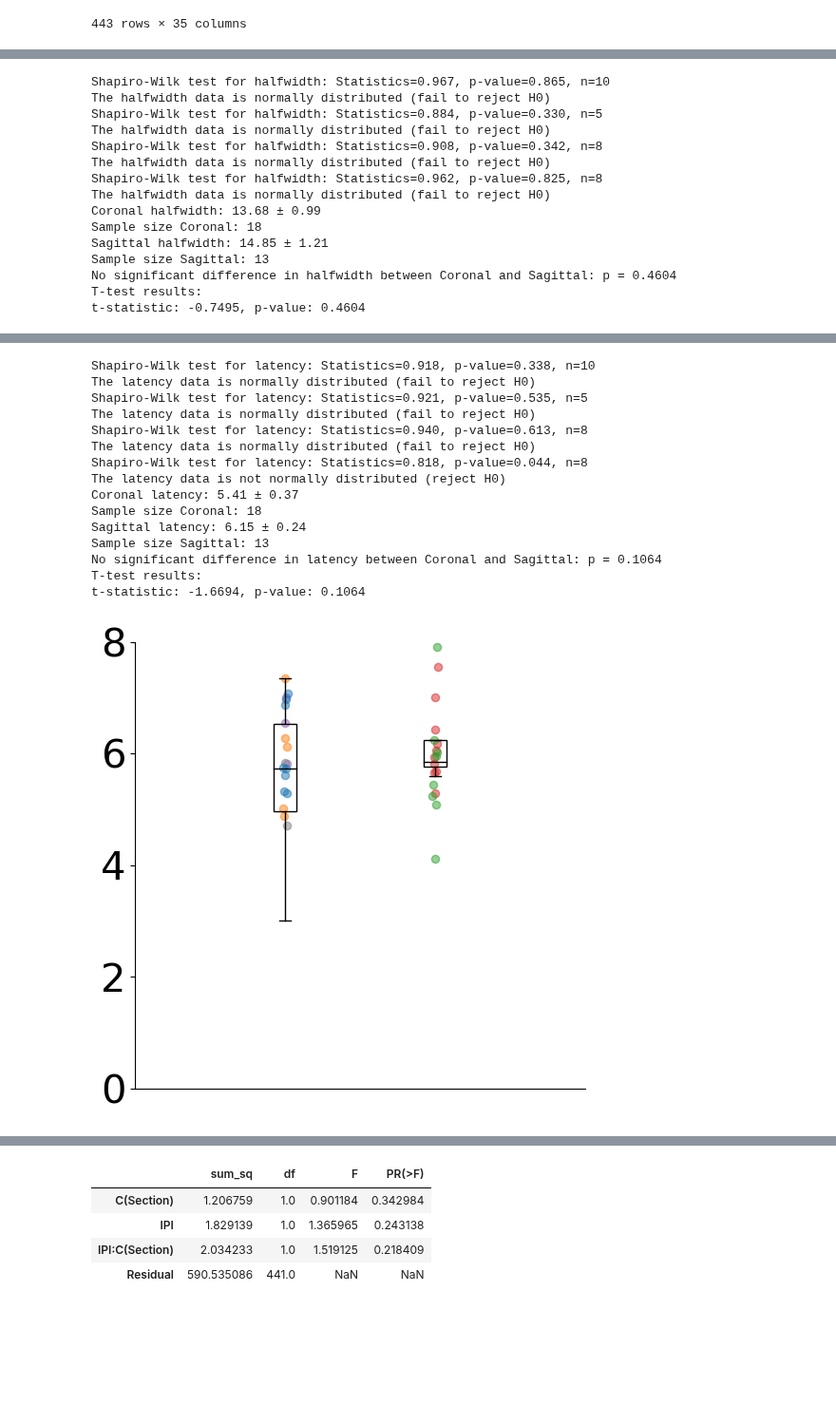
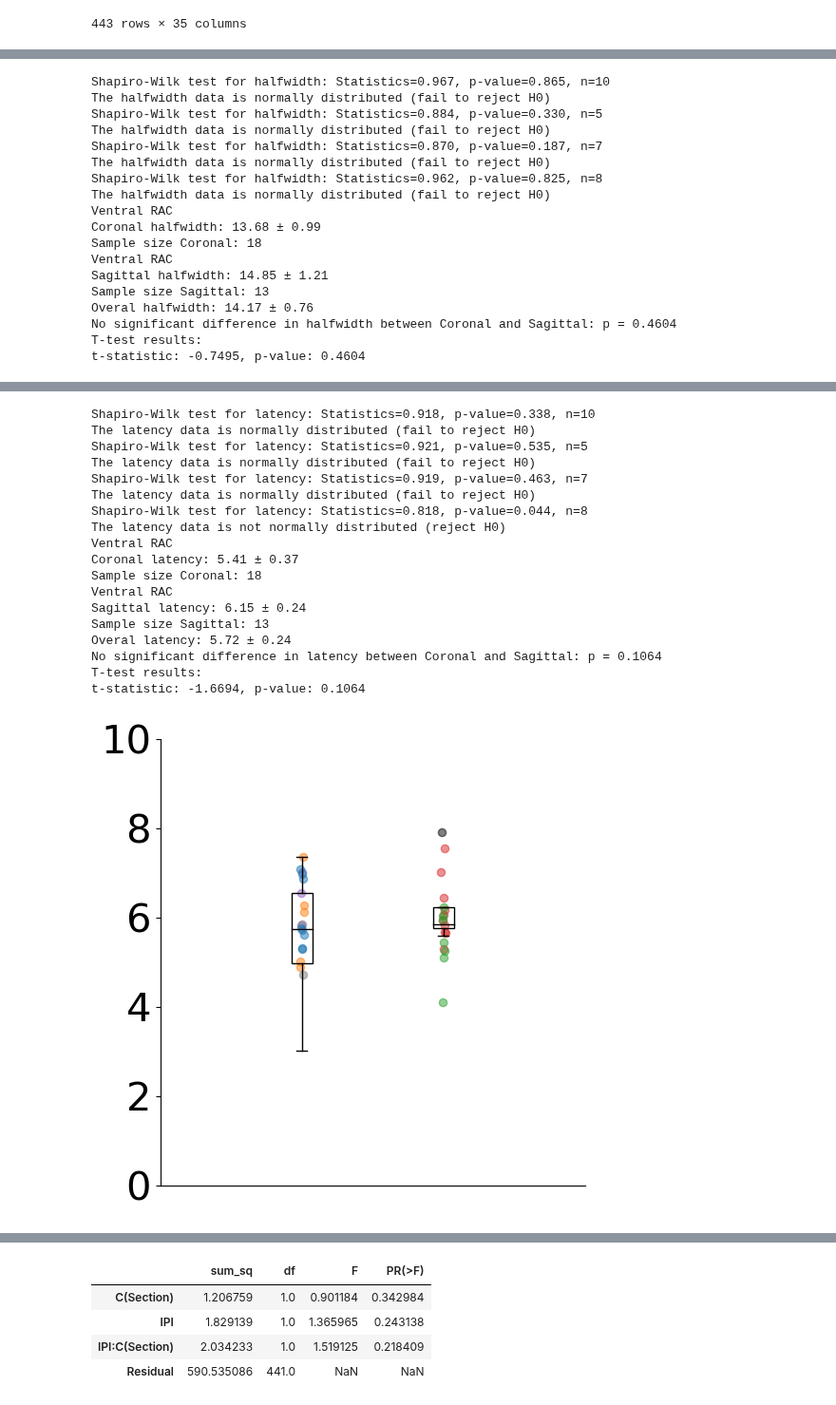
Before and after one commit to john-judge/TSM-to-ZDA, a Jupyter notebook: PPR_scnn1a_single_Apr2025.ipynb, the cells around one changed output, grey strips where cells are left out. Shown at 95% size. Saved outputs shown, nothing was run; the diff lists cells and outputs as text; code cells hidden in the pictures; blank space fills up the shorter version.

```diff
--- a/PPR_scnn1a_single_Apr2025.ipynb
+++ b/PPR_scnn1a_single_Apr2025.ipynb
@@ -429,11 +432,10 @@ barrel_df
 439 rows × 29 columns
 # %%
 # read in final ladder velocities as well 'export_summary_final_velocity_ladders.csv'
-ladder_df = 'C:/Users/jjudge3/Desktop/Data/crossing_PPR/export_summary_final_velocity_ladders.csv'
+ladder_df = 'C:/Users/jjudge3/Desktop/Data/crossing_PPR/export_summary_final_velocity_ladders_backup.csv'
 ladder_df = pd.read_csv(ladder_df)
 
 # only Layer == 'L4'
 ladder_df = ladder_df[ladder_df['Layer'] == 'L4']
-print(ladder_df['Medial/Lateral'].unique())
 ladder_df
 # %% [output]
@@ -919,7 +964,7 @@ for metric in ['halfwidth', 'latency']:
 
         # group by date, slice, and location
         df = df.groupby(['Date', 'Slice', 'Location']).mean().reset_index()
-
+        print(barrel_type)
         color = box_colors.get(barrel_type, 'black')  # default to black if not found
 
         x_space = 1 + sections.index(section)
@@ -938,6 +983,15 @@ for metric in ['halfwidth', 'latency']:
         if metric not in grouped_dfs:
             grouped_dfs[metric] = {}
         grouped_dfs[metric][section] = df_grouped
+
+    df = all_barrel_df.copy()
+    if metric == 'latency':
+            df = df[df[metric] < 20]
+    df = df[df[metric] > 0]
+    #filter nan
+    df = df[df[metric].notna()]
+    df = df.groupby(['Date', 'Slice', 'Location']).mean().reset_index()
+    print(f"Overal {metric}: {df[metric].mean():.2f} ± {sem(df[metric]):.2f}")
 
     # significance testing
     next_bar = 0
@@ -980,8 +1034,8 @@ for metric in ['halfwidth', 'latency']:
         #plt.legend(handles=handles, loc='lower left', fontsize=22, ncol=2)
 
         #plt.ylabel('Latency (ms)', fontsize=40, labelpad=20)
-        plt.yticks([0, 2, 4, 6, 8], fontsize=30)
-        plt.ylim(0, 8)
+        plt.yticks([0, 2, 4, 6, 8, 10], fontsize=30)
+        plt.ylim(0, 10)
 
     #plt.xticks([0.25, 0.5, 0.75, 1], ['Rostral', 'Caudal', 'Medial', 'Lateral'], fontsize=24)
     plt.xticks([])
@@ -1000,14 +1054,17 @@ Shapiro-Wilk test for halfwidth: Statistics=0.967, p-value=0.865, n=10
 The halfwidth data is normally distributed (fail to reject H0)
 Shapiro-Wilk test for halfwidth: Statistics=0.884, p-value=0.330, n=5
 The halfwidth data is normally distributed (fail to reject H0)
-Shapiro-Wilk test for halfwidth: Statistics=0.908, p-value=0.342, n=8
+Shapiro-Wilk test for halfwidth: Statistics=0.870, p-value=0.187, n=7
 The halfwidth data is normally distributed (fail to reject H0)
 Shapiro-Wilk test for halfwidth: Statistics=0.962, p-value=0.825, n=8
 The halfwidth data is normally distributed (fail to reject H0)
+Ventral RAC
 Coronal halfwidth: 13.68 ± 0.99
 Sample size Coronal: 18
+Ventral RAC
 Sagittal halfwidth: 14.85 ± 1.21
 Sample size Sagittal: 13
+Overal halfwidth: 14.17 ± 0.76
 No significant difference in halfwidth between Coronal and Sagittal: p = 0.4604
 T-test results:
 t-statistic: -0.7495, p-value: 0.4604
@@ -1015,16 +1072,19 @@ t-statistic: -0.7495, p-value: 0.4604
 Shapiro-Wilk test for latency: Statistics=0.918, p-value=0.338, n=10
 The latency data is normally distributed (fail to reject H0)
 Shapiro-Wilk test for latency: Statistics=0.921, p-value=0.535, n=5
 The latency data is normally distributed (fail to reject H0)
-Shapiro-Wilk test for latency: Statistics=0.940, p-value=0.613, n=8
+Shapiro-Wilk test for latency: Statistics=0.919, p-value=0.463, n=7
 The latency data is normally distributed (fail to reject H0)
 Shapiro-Wilk test for latency: Statistics=0.818, p-value=0.044, n=8
 The latency data is not normally distributed (reject H0)
+Ventral RAC
 Coronal latency: 5.41 ± 0.37
 Sample size Coronal: 18
+Ventral RAC
 Sagittal latency: 6.15 ± 0.24
 Sample size Sagittal: 13
+Overal latency: 5.72 ± 0.24
 No significant difference in latency between Coronal and Sagittal: p = 0.1064
 T-test results:
 t-statistic: -1.6694, p-value: 0.1064
-[figure, old version]
+[figure, new version]
```
Also changed, not shown: parts of 22 cells of this notebook, 3 other files.
